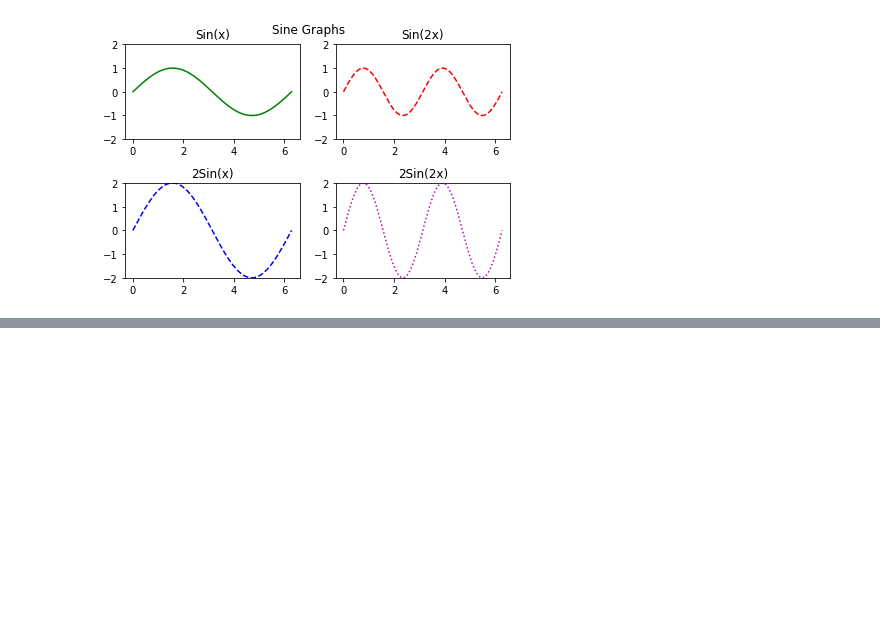
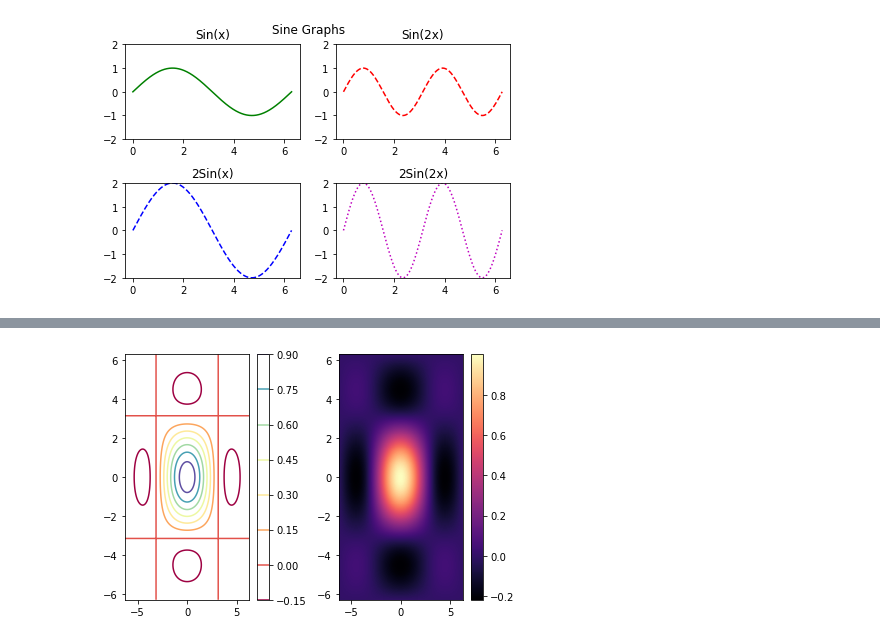
Before and after one commit to deehrlich/BootCamp2017, a Jupyter notebook: ProbSets/Computation/Week 2/Ehrlich_Matplotlib.ipynb, the cells around one changed output, grey strips where cells are left out. Drawn from its saved outputs; the diff is of its cells as text; code cells hidden in the pictures; blank space fills up the shorter version.

```diff
--- a/ProbSets/Computation/Week 2/Ehrlich_Matplotlib.ipynb
+++ b/ProbSets/Computation/Week 2/Ehrlich_Matplotlib.ipynb
@@ -113,0 +137,28 @@ FileNotFoundError: [Errno 2] No such file or directory: 'FARS.npy'
+# %%
+""" Problem 6 """
+
+def plot_p6(xdomain, ydomain):
+
+    X,Y = np.meshgrid(xdomain,ydomain)
+    Z = np.sin(X)*np.sin(Y)/(X * Y)
+
+    plt.subplot(121)
+    plt.contour(X,Y,Z,10,cmap="Spectral")
+    plt.ylim(-2*np.pi, 2*np.pi)
+    plt.xlim(-2*np.pi, 2*np.pi)
+    plt.colorbar()
+
+    plt.subplot(122)
+    plt.pcolormesh(X,Y,Z, cmap="magma")
+    plt.ylim(-2*np.pi, 2*np.pi)
+    plt.xlim(-2*np.pi, 2*np.pi)
+    plt.colorbar()
+
+    plt.tight_layout()
+    plt.show()
+
+xdomain = np.linspace(-2*np.pi, 2*np.pi, 1000)
+ydomain = np.linspace(-2*np.pi, 2*np.pi, 1000)
+plot_p6(xdomain, ydomain)
+# %% [output]
+[figure, added]
```
Also changed, not shown: parts of 2 cells of this notebook, 3 other files.
